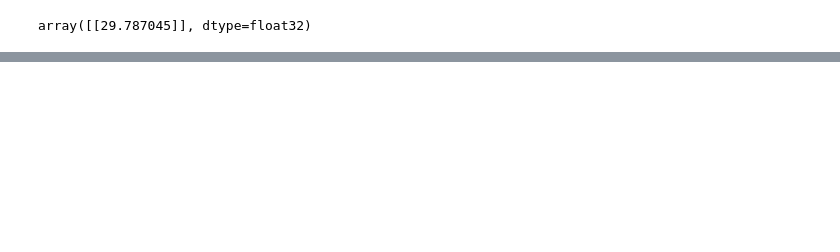
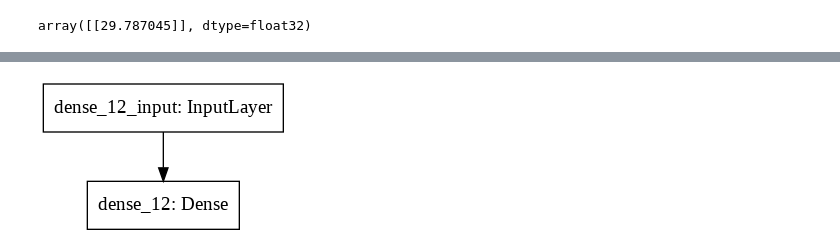
Before and after one commit to kianakiaei/TensorFlow, a Jupyter notebook: 01_neural_network_regression_with_tensorflow_.ipynb, the cells around one changed output, grey strips where cells are left out. Saved outputs shown, nothing was run; the diff lists cells and outputs as text; code cells hidden in the pictures; blank space fills up the shorter version.

Commit message:
Evaluating a model

```diff
--- a/01_neural_network_regression_with_tensorflow_.ipynb
+++ b/01_neural_network_regression_with_tensorflow_.ipynb
@@ -386,0 +442,9 @@ array([[27.216782]], dtype=float32)
+# %%
+# Split the data into train and test sets
+
+x_train = x[:40] # First 40 are training samples (80% of the data)
+y_train = y[:40]
+
+x_test = x[40:] # last 10 are testing samples (20% of the data)
+y_test = y[40:]
+len(x_train), len(x_test), len(y_train), len(y_test)
@@ -386,0 +510,15 @@ array([[27.216782]], dtype=float32)
+# %%
+# Let's a create a model which builds automatically by defining the input_shape argument in first
+
+# Set random seed
+tf.random.set_seed(42)
+
+# 1. Create a model using the Sequential API
+model = tf.keras.Sequential([
+                             tf.keras.layers.Dense(2, input_shape=[1]) # 1 because we have 1 input and 1 output
+])
+
+# 2. Compile the model
+model.compile(loss=tf.keras.losses.mae, # mae is short for mean absolute error
+              optimizer=tf.keras.optimizers.SGD(), # sgd is short for stochastic gradient descent)
+              metrics=["mae"])
@@ -386,0 +538,3 @@ array([[27.216782]], dtype=float32)
+# %%
+# 3. Fit the model
+model.fit(x_train, y_train, epochs=100)
@@ -386,0 +560,4 @@ array([[27.216782]], dtype=float32)
+# %%
+model.fit(x_train, y_train, epochs=100, verbose=0)
+
+# Verbose 0 means there will be no output progress
@@ -386,0 +580,6 @@ array([[27.216782]], dtype=float32)
+# %%
+from tensorflow.keras.utils import plot_model
+
+plot_model(model=model)
+# %% [output]
+[figure, added]
```
Also changed, not shown: parts of 48 cells of this notebook.
